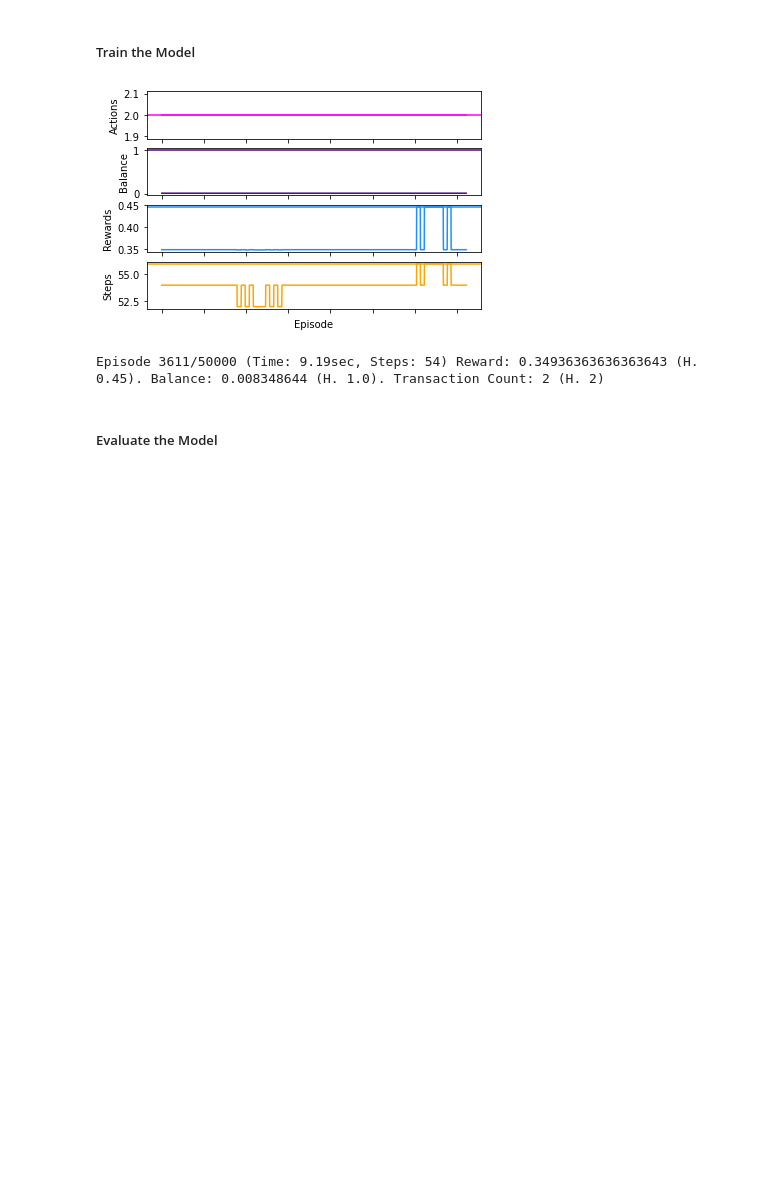
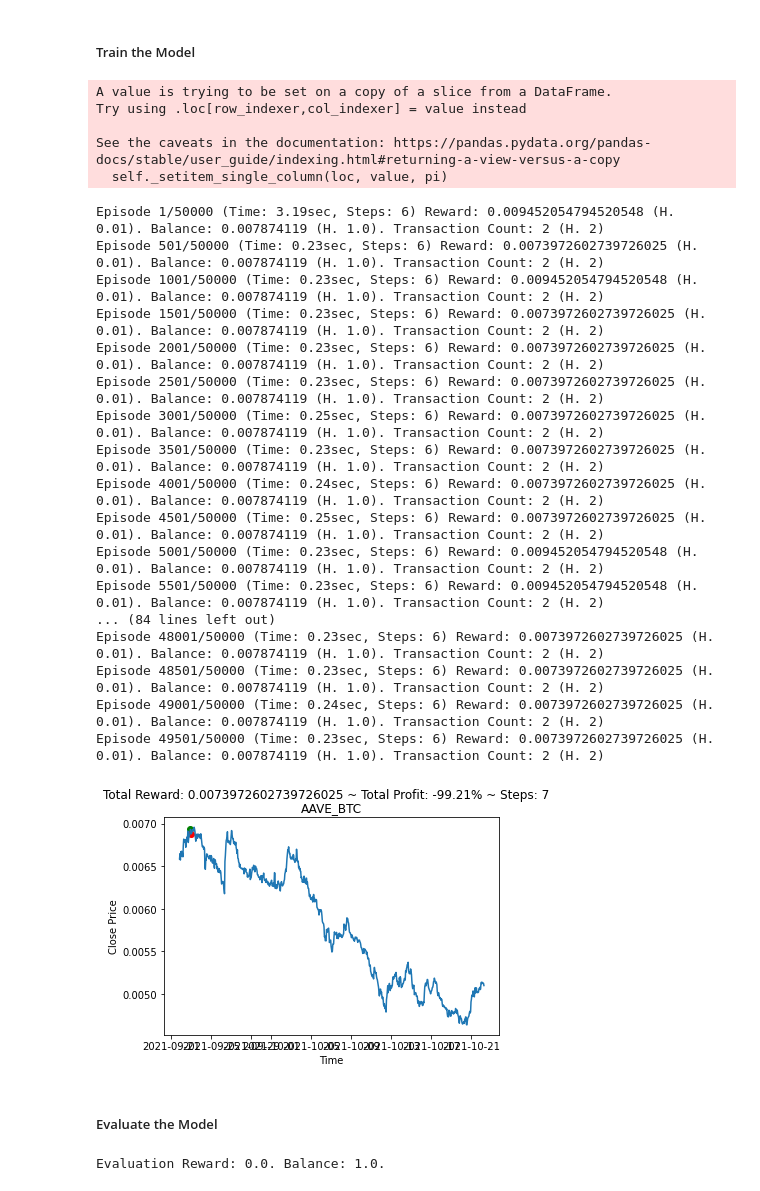
Before and after one commit to faGH/fa.intelligence.notebooks, a Jupyter notebook: labs/market_trading/crypto_trading_environment.old.ipynb, the cells around one changed output. Drawn from its saved outputs; the diff is of its cells as text; code cells hidden in the pictures; blank space fills up the shorter version.

Commit message:
[DEV]: Latest trading env updates.

```diff
--- a/labs/market_trading/crypto_trading_environment.old.ipynb
+++ b/labs/market_trading/crypto_trading_environment.old.ipynb
@@ -163,7 +163,7 @@ class RewardMachine():
 class CryptoTradingEnv(gym.Env):
     metadata = {'render.modes': ['human']}
 
-    def __init__(self, data, pair_name, max_stake_count=1, memory_window_size=50, seed=None, trading_fee_percentage=0.001):
+    def __init__(self, data, pair_name, max_stake_count=1, memory_window_size=50, seed=None, trading_fee_percentage=0.001, data_slice=slice(None, None, None)):
         assert data.ndim == 2, 'The price movement & features dataframe can only be an array of 2 dimensions (tabular).'
         assert max_stake_count > 0, 'The max allowed stake units should be 1 or more. This allows for position stacking on a given pair. Stake amount for the first transaction would implicitly be total_profit/max_stake_count.'
         assert memory_window_size > 0, 'The memory window should be 1 for no memory (only the most recent 1) or a positive number for a length of historical events to keep.'
@@ -174,8 +174,7 @@ class CryptoTradingEnv(gym.Env):
 
         # Persist locals.
         self.pair_name = pair_name
-        # TODO: Remove tail after testing.
-        self.data = self.__extend_data_columns_and_default_values__(data.fillna(0)).tail(1100)
+        self.data = self.__extend_data_columns_and_default_values__(data.fillna(0))[data_slice]
         self.max_stake_count = max_stake_count
         self.memory_window_size = memory_window_size
         self.trading_fee_percentage = trading_fee_percentage
@@ -600,7 +599,7 @@ class TensorForceOpenAIGymWrapper(Environment):
 
         return next_state, terminal, reward
 # %%
-env = CryptoTradingEnv(pair_data, pair_name, max_stake_count=1, memory_window_size=24)
+env = CryptoTradingEnv(pair_data, pair_name, max_stake_count=1, memory_window_size=24, data_slice=slice(-730, None))
 #tf_agent, tf_environment = create_tensorforce_agent(pair_name, TensorForceOpenAIGymWrapper(env), force_create=True)
 #tf_agent, tf_environment = create_tf_ddqn_agent(pair_name, TensorForceOpenAIGymWrapper(env), force_create=True)
 tf_agent, tf_environment = create_tf_duelingdqn_agent(pair_name, TensorForceOpenAIGymWrapper(env), force_create=False)
@@ -624,45 +623,66 @@ if tensorforce:
     env = tf_environment.open_ai_gym_env
     episode_count = 50000
 
     for ei in range(episode_count):
         start_time = time.time()
         done = False
         states = tf_environment.reset()
 
         while not done:
             actions = tf_agent.act(states=states)
             states, done, reward = tf_environment.execute(actions=actions)
             tf_agent.observe(terminal=done, reward=reward)
 
         current_step = env.current_step
         balance = env.balance + env.get_open_transactions_balance()
         highest_reward = max(highest_reward, env.total_reward)
         highest_balance = max(highest_balance, balance)
         highest_transaction_count = max(highest_transaction_count, env.transactions.shape[0])
         highest_steps = max(highest_steps, current_step)
 
         end_time = time.time() - start_time
         episode_rewards.append(env.total_reward)
         episode_transaction_count.append(env.transactions.shape[0])
         episode_balances.append(balance)
         episode_step_count.append(current_step)
 
-        if ei % 10 == 0:
-            visualize_episodes( \
-                episode_rewards, \
-                episode_transaction_count, \
-                episode_balances, \
-                episode_step_count, \
-                max_reward=highest_reward, \
-                max_balance=highest_balance, \
-                max_transactions=highest_transaction_count, \
-                max_steps=highest_steps)
+        if ei % 500 == 0:
+            #visualize_episodes( \
+            #    episode_rewards[-100:], \
+            #    episode_transaction_count[-100:], \
+            #    episode_balances[-100:], \
+            #    episode_step_count[-100:], \
+            #    max_reward=highest_reward, \
+            #    max_balance=highest_balance, \
+            #    max_transactions=highest_transaction_count, \
+            #    max_steps=highest_steps)
             print(f'Episode {ei + 1}/{episode_count} (Time: {round(end_time,2)}sec, Steps: {current_step}) Reward: {env.total_reward} (H. {round(highest_reward, 2)}). Balance: {balance} (H. {highest_balance}). Transaction Count: {env.transactions.shape[0]} (H. {highest_transaction_count})')
 
 tf_environment.open_ai_gym_env.render()
 # %% [output]
+A value is trying to be set on a copy of a slice from a DataFrame.
+Try using .loc[row_indexer,col_indexer] = value instead
+
+See the caveats in the documentation: https://pandas.pydata.org/pandas-docs/stable/user_guide/indexing.html#returning-a-view-versus-a-copy
+  self._setitem_single_column(loc, value, pi)
+Episode 1/50000 (Time: 3.19sec, Steps: 6) Reward: 0.009452054794520548 (H. 0.01). Balance: 0.007874119 (H. 1.0). Transaction Count: 2 (H. 2)
+Episode 501/50000 (Time: 0.23sec, Steps: 6) Reward: 0.0073972602739726025 (H. 0.01). Balance: 0.007874119 (H. 1.0). Transaction Count: 2 (H. 2)
+Episode 1001/50000 (Time: 0.23sec, Steps: 6) Reward: 0.009452054794520548 (H. 0.01). Balance: 0.007874119 (H. 1.0). Transaction Count: 2 (H. 2)
+Episode 1501/50000 (Time: 0.23sec, Steps: 6) Reward: 0.0073972602739726025 (H. 0.01). Balance: 0.007874119 (H. 1.0). Transaction Count: 2 (H. 2)
+Episode 2001/50000 (Time: 0.23sec, Steps: 6) Reward: 0.0073972602739726025 (H. 0.01). Balance: 0.007874119 (H. 1.0). Transaction Count: 2 (H. 2)
+Episode 2501/50000 (Time: 0.23sec, Steps: 6) Reward: 0.0073972602739726025 (H. 0.01). Balance: 0.007874119 (H. 1.0). Transaction Count: 2 (H. 2)
+Episode 3001/50000 (Time: 0.25sec, Steps: 6) Reward: 0.0073972602739726025 (H. 0.01). Balance: 0.007874119 (H. 1.0). Transaction Count: 2 (H. 2)
+Episode 3501/50000 (Time: 0.23sec, Steps: 6) Reward: 0.0073972602739726025 (H. 0.01). Balance: 0.007874119 (H. 1.0). Transaction Count: 2 (H. 2)
+Episode 4001/50000 (Time: 0.24sec, Steps: 6) Reward: 0.0073972602739726025 (H. 0.01). Balance: 0.007874119 (H. 1.0). Transaction Count: 2 (H. 2)
+Episode 4501/50000 (Time: 0.25sec, Steps: 6) Reward: 0.0073972602739726025 (H. 0.01). Balance: 0.007874119 (H. 1.0). Transaction Count: 2 (H. 2)
+Episode 5001/50000 (Time: 0.23sec, Steps: 6) Reward: 0.009452054794520548 (H. 0.01). Balance: 0.007874119 (H. 1.0). Transaction Count: 2 (H. 2)
+Episode 5501/50000 (Time: 0.23sec, Steps: 6) Reward: 0.009452054794520548 (H. 0.01). Balance: 0.007874119 (H. 1.0). Transaction Count: 2 (H. 2)
+... (84 lines left out)
+Episode 48001/50000 (Time: 0.23sec, Steps: 6) Reward: 0.0073972602739726025 (H. 0.01). Balance: 0.007874119 (H. 1.0). Transaction Count: 2 (H. 2)
+Episode 48501/50000 (Time: 0.23sec, Steps: 6) Reward: 0.0073972602739726025 (H. 0.01). Balance: 0.007874119 (H. 1.0). Transaction Count: 2 (H. 2)
+Episode 49001/50000 (Time: 0.24sec, Steps: 6) Reward: 0.0073972602739726025 (H. 0.01). Balance: 0.007874119 (H. 1.0). Transaction Count: 2 (H. 2)
+Episode 49501/50000 (Time: 0.23sec, Steps: 6) Reward: 0.0073972602739726025 (H. 0.01). Balance: 0.007874119 (H. 1.0). Transaction Count: 2 (H. 2)
-[figure, old version]
+[figure, new version]
-Episode 3611/50000 (Time: 9.19sec, Steps: 54) Reward: 0.34936363636363643 (H. 0.45). Balance: 0.008348644 (H. 1.0). Transaction Count: 2 (H. 2)
 # %% [markdown]
 ##### Evaluate the Model
 # %%
@@ -674,3 +694,5 @@ if tensorforce:
         states, done, reward = tf_environment.execute(actions=actions)
 
     print(f'Evaluation Reward: {env.total_reward}. Balance: {env.balance}.')
+# %% [output]
+Evaluation Reward: 0.0. Balance: 1.0.
```
Also changed, not shown: parts of 1 cell of this notebook, 2 other files.
